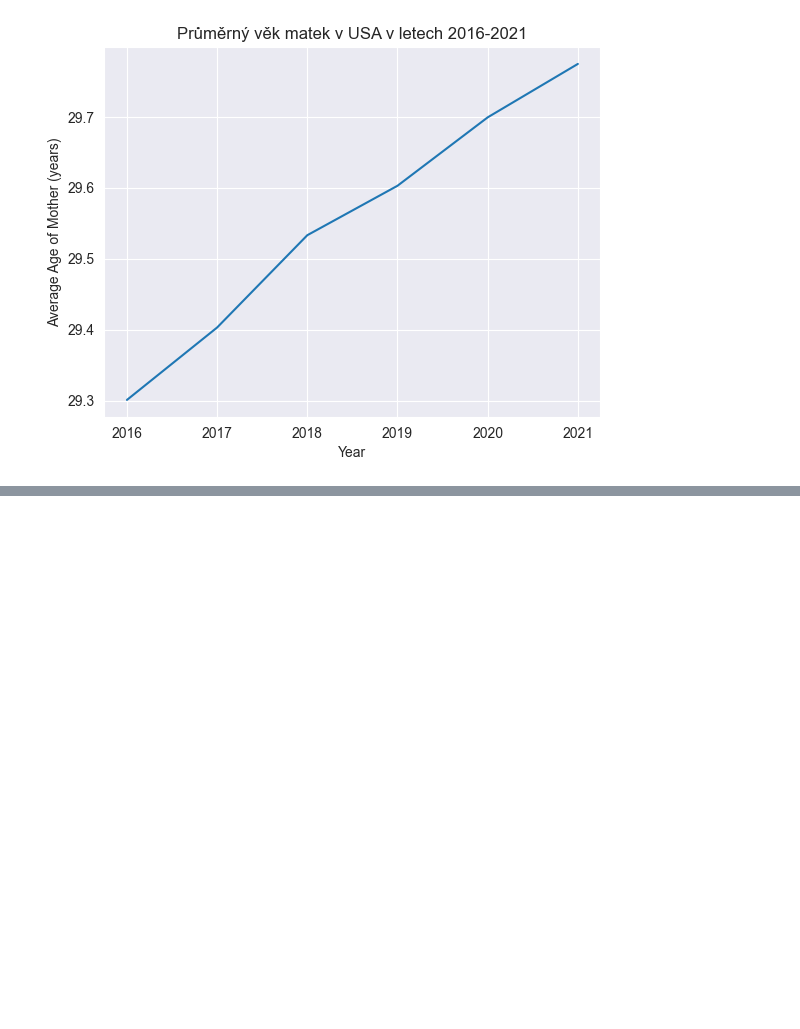
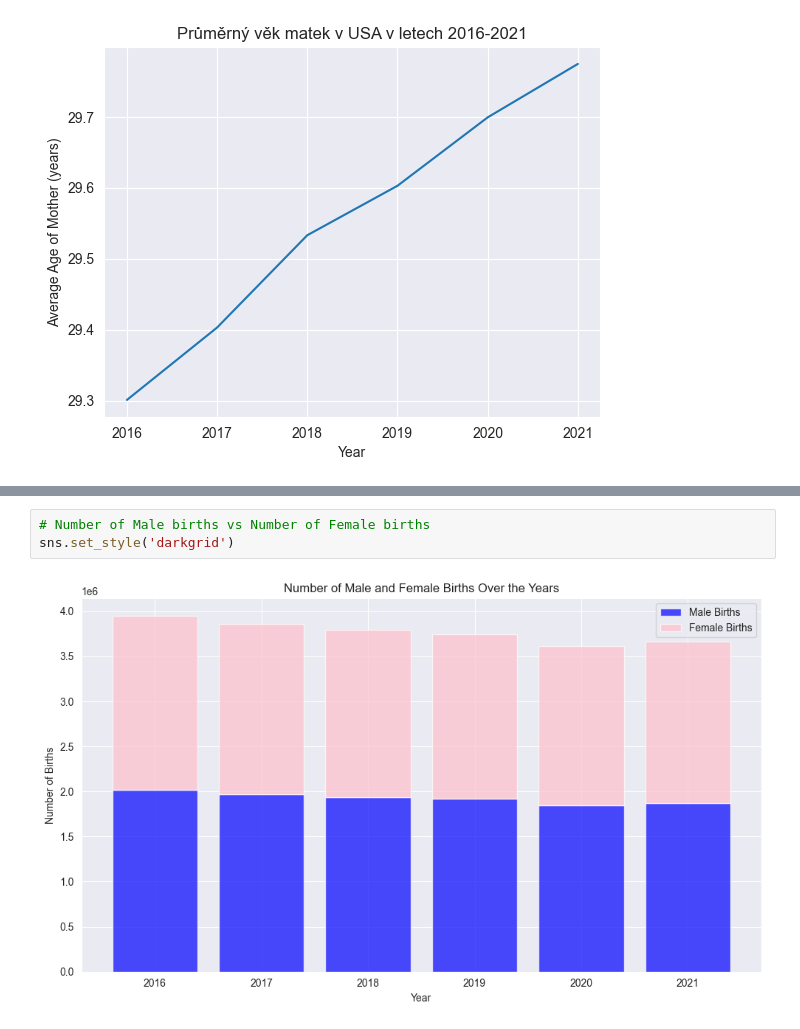
Before and after one commit to pparachin/msw_zapocet, a Jupyter notebook: msw2/2.vizualizace_dat.ipynb, the cells around one changed output, grey strips where cells are left out. Drawn from its saved outputs; the diff is of its cells as text; blank space fills up the shorter version.

```diff
--- a/msw2/2.vizualizace_dat.ipynb
+++ b/msw2/2.vizualizace_dat.ipynb
@@ -114,0 +170,5 @@ plt.show()
+# %%
+# Number of Male births vs Number of Female births
+sns.set_style('darkgrid')
+# %% [output]
+[figure, added]
```
Also changed, not shown: parts of 8 cells of this notebook, 1 other file.
